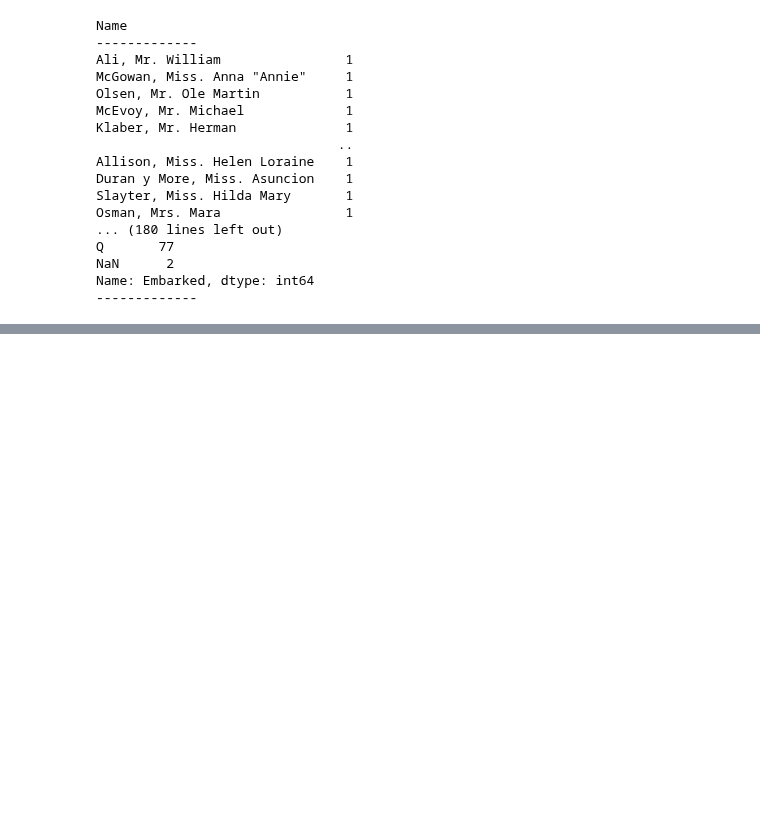
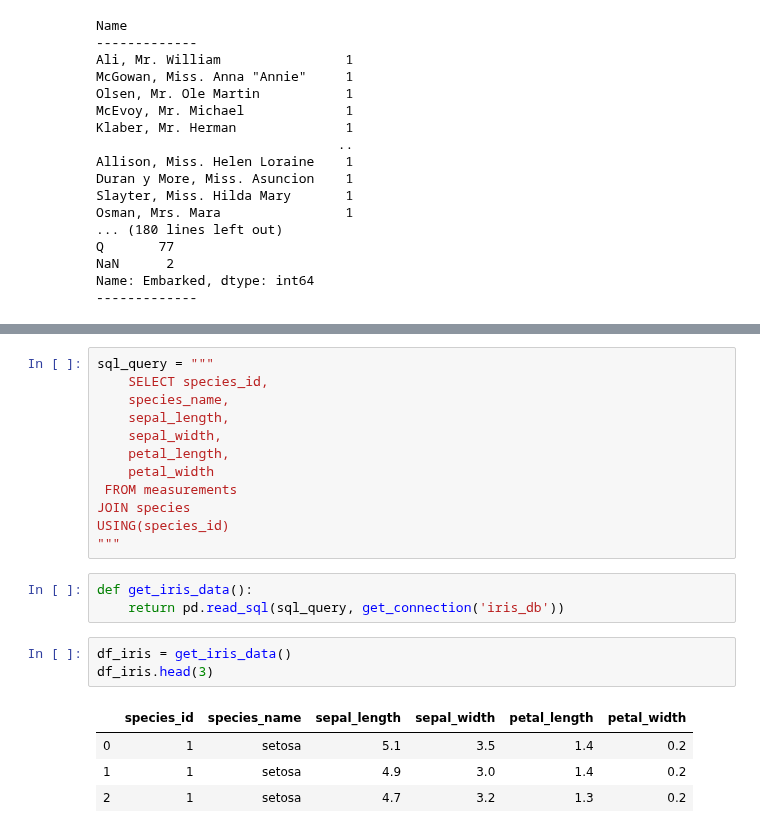
Before and after one commit to faithkane3/ds-methodologies-exercises, a Jupyter notebook: classification/classification_acquire_walkthrough.ipynb, the cells around one changed output, grey strips where cells are left out. Drawn from its saved outputs; the diff is of its cells as text; blank space fills up the shorter version.

```diff
--- a/classification/classification_acquire_walkthrough.ipynb
+++ b/classification/classification_acquire_walkthrough.ipynb
@@ -488,0 +614,23 @@ Name: Embarked, dtype: int64
+# %%
+sql_query = """
+    SELECT species_id,
+    species_name,
+    sepal_length,
+    sepal_width,
+    petal_length,
+    petal_width
+ FROM measurements
+JOIN species
+USING(species_id)
+"""
+# %%
+def get_iris_data():
+    return pd.read_sql(sql_query, get_connection('iris_db'))
+# %%
+df_iris = get_iris_data()
+df_iris.head(3)
+# %% [output]
+|  | species_id | species_name | sepal_length | sepal_width | petal_length | petal_width |
+| 0 | 1 | setosa | 5.1 | 3.5 | 1.4 | 0.2 |
+| 1 | 1 | setosa | 4.9 | 3.0 | 1.4 | 0.2 |
+| 2 | 1 | setosa | 4.7 | 3.2 | 1.3 | 0.2 |
```
Also changed, not shown: parts of 22 cells of this notebook, 1 other file.
